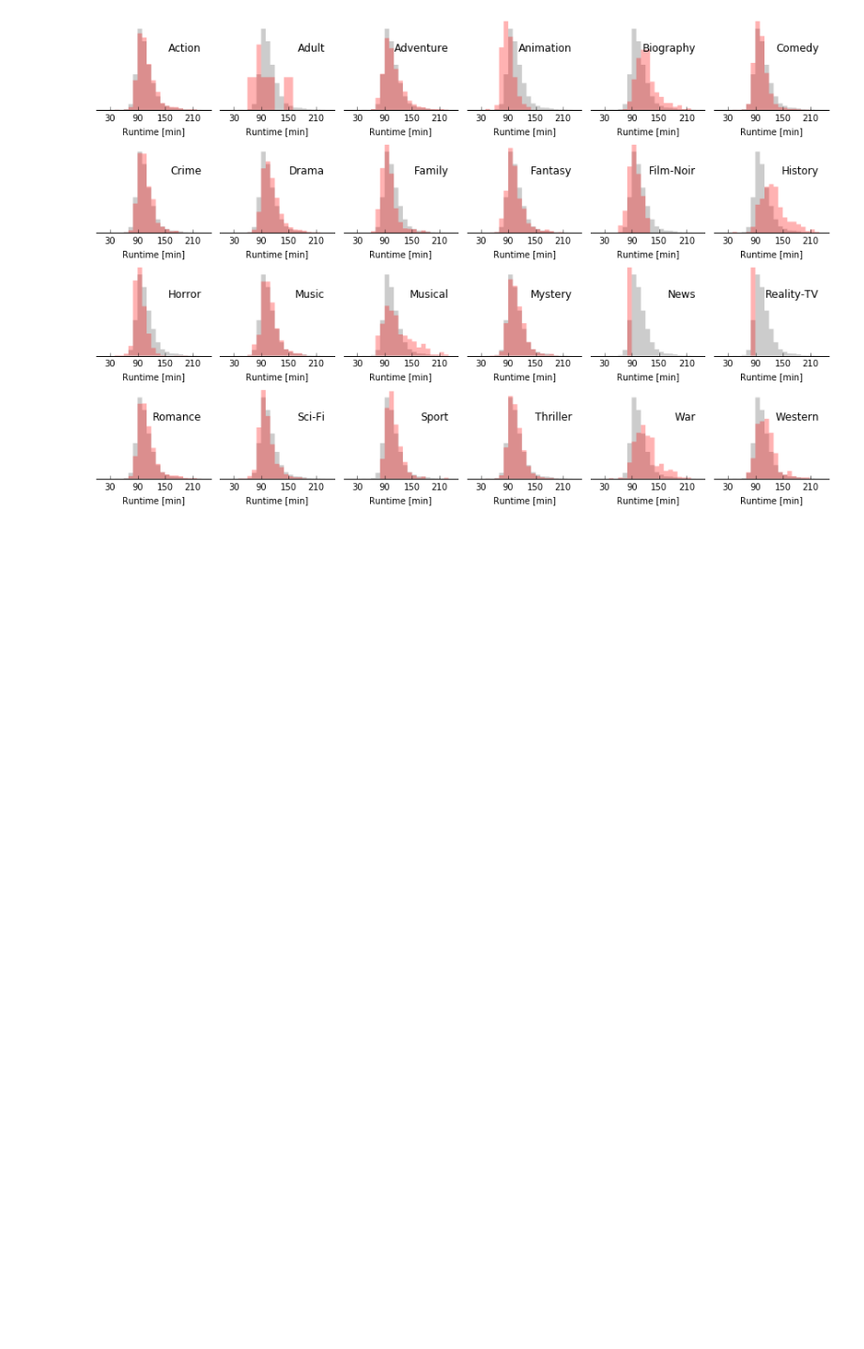
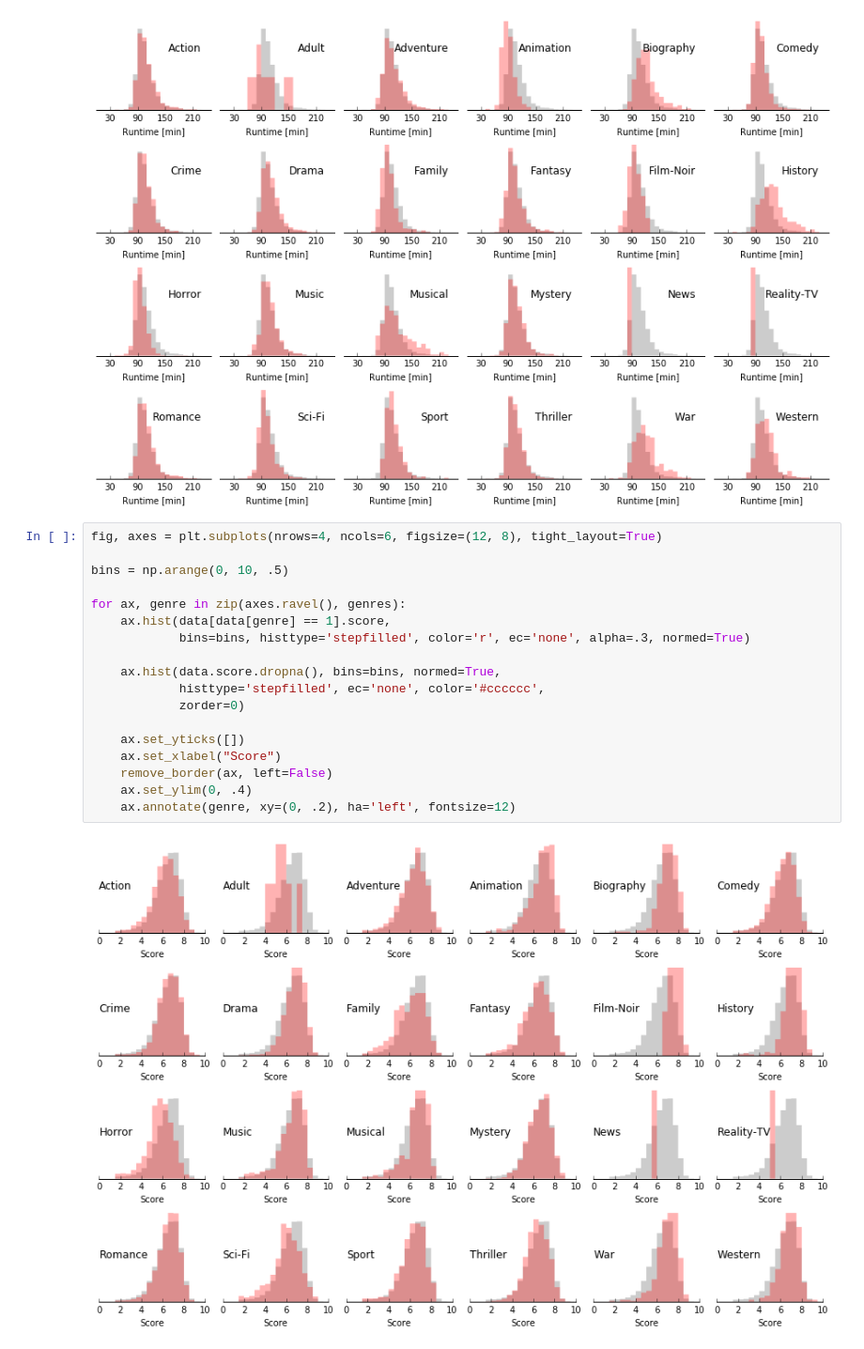
Before and after one commit to yutsai84/HarvardCS109, a Jupyter notebook: Data_Wrangling.ipynb, the cells around one changed output. Shown at 94% size. Saved outputs shown, nothing was run; the diff lists cells and outputs as text; blank space fills up the shorter version.

```diff
--- a/Data_Wrangling.ipynb
+++ b/Data_Wrangling.ipynb
@@ -418,3 +389,23 @@ for ax, genre in zip(axes.ravel(), genres):
     ax.annotate(genre, xy=(230, .02), ha='right', fontsize=12)
 # %% [output]
 [figure]
+# %%
+fig, axes = plt.subplots(nrows=4, ncols=6, figsize=(12, 8), tight_layout=True)
+
+bins = np.arange(0, 10, .5)
+
+for ax, genre in zip(axes.ravel(), genres):
+    ax.hist(data[data[genre] == 1].score,
+            bins=bins, histtype='stepfilled', color='r', ec='none', alpha=.3, normed=True)
+
+    ax.hist(data.score.dropna(), bins=bins, normed=True,
+            histtype='stepfilled', ec='none', color='#cccccc',
+            zorder=0)
+
+    ax.set_yticks([])
+    ax.set_xlabel("Score")
+    remove_border(ax, left=False)
+    ax.set_ylim(0, .4)
+    ax.annotate(genre, xy=(0, .2), ha='left', fontsize=12)
+# %% [output]
+[figure, added]
```
Also changed, not shown: parts of 3 cells of this notebook, 1 other file.
